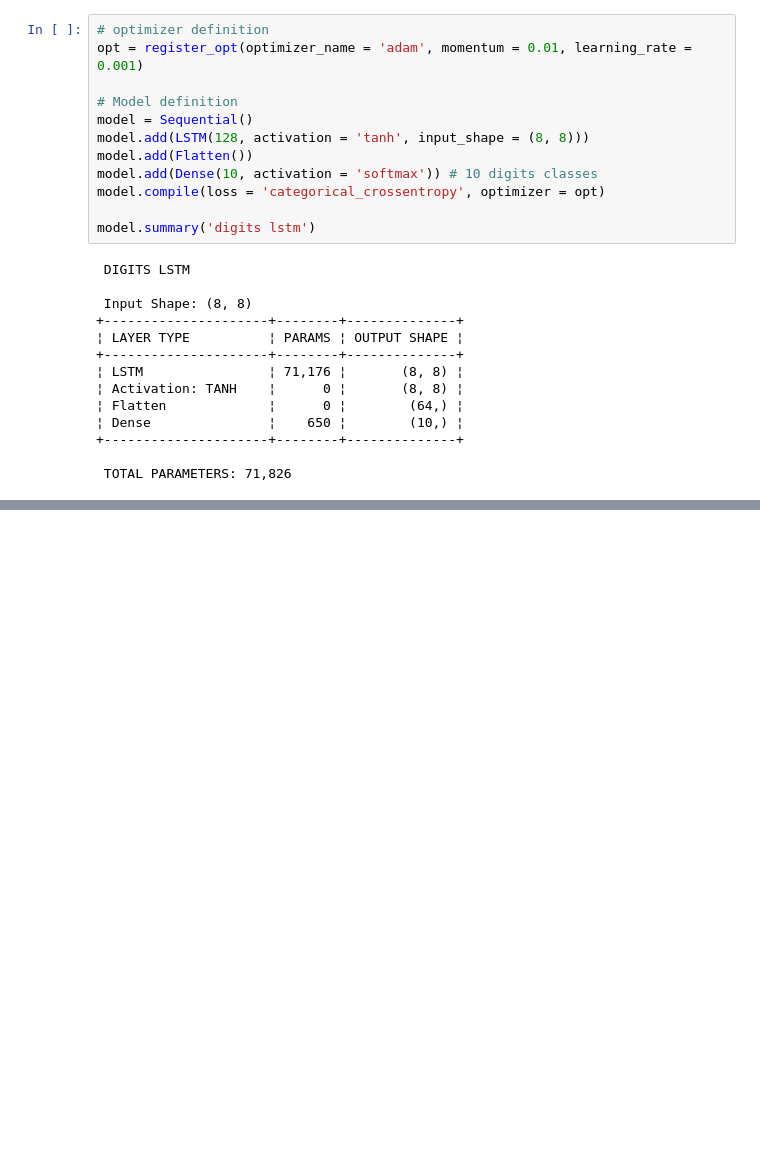
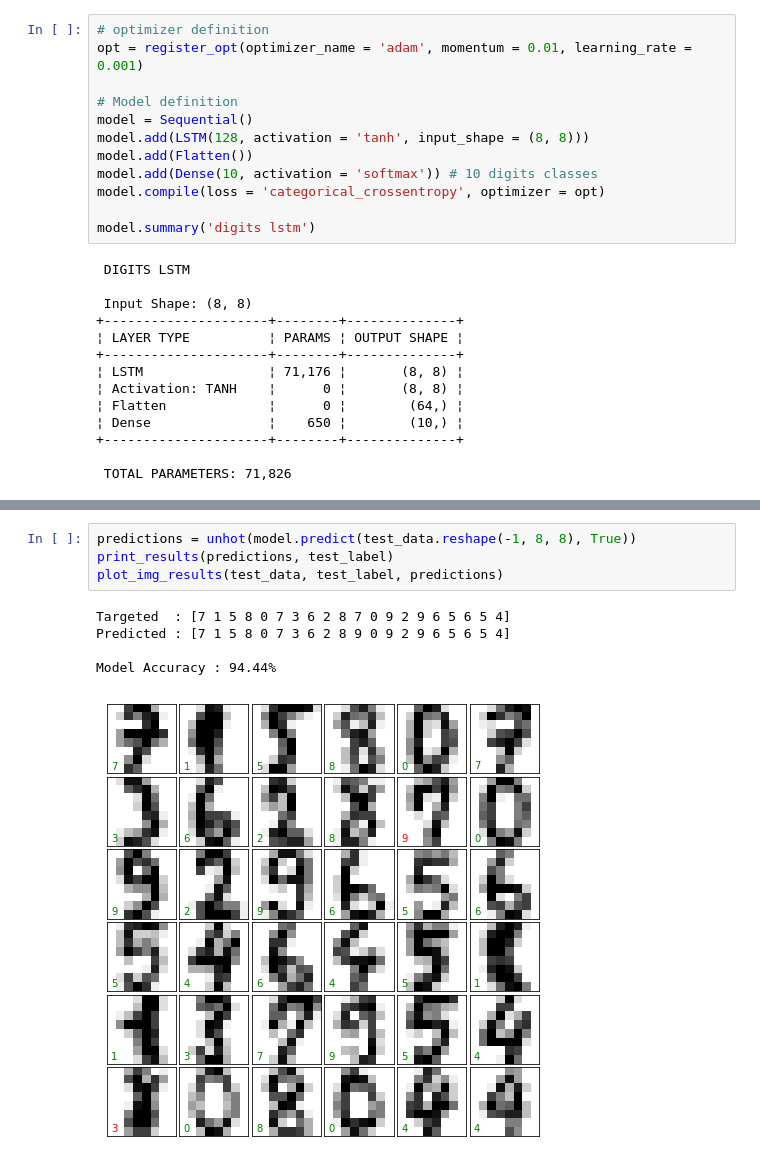
Before and after one commit to jefkine/zeta-learn, a Jupyter notebook: examples/notebooks/digits/digits_lstm.ipynb, the cells around one changed output, grey strips where cells are left out. Drawn from its saved outputs; the diff is of its cells as text; blank space fills up the shorter version.

```diff
--- a/examples/notebooks/digits/digits_lstm.ipynb
+++ b/examples/notebooks/digits/digits_lstm.ipynb
@@ -63,3 +63,13 @@ TIMER: fit operation took: 0:01:37 (h:mm:ss) to complete.
+# %%
+predictions = unhot(model.predict(test_data.reshape(-1, 8, 8), True))
+print_results(predictions, test_label)
+plot_img_results(test_data, test_label, predictions)
+# %% [output]
+Targeted  : [7 1 5 8 0 7 3 6 2 8 7 0 9 2 9 6 5 6 5 4]
+Predicted : [7 1 5 8 0 7 3 6 2 8 9 0 9 2 9 6 5 6 5 4]
+
+Model Accuracy : 94.44%
+[figure, added]
 # %%
 model_name   = model.model_name
 plot_metric('loss', model_epochs, fit_stats['train_loss'], fit_stats['valid_loss'], model_name = model_name)
```
Also changed, not shown: parts of 2 cells of this notebook.
